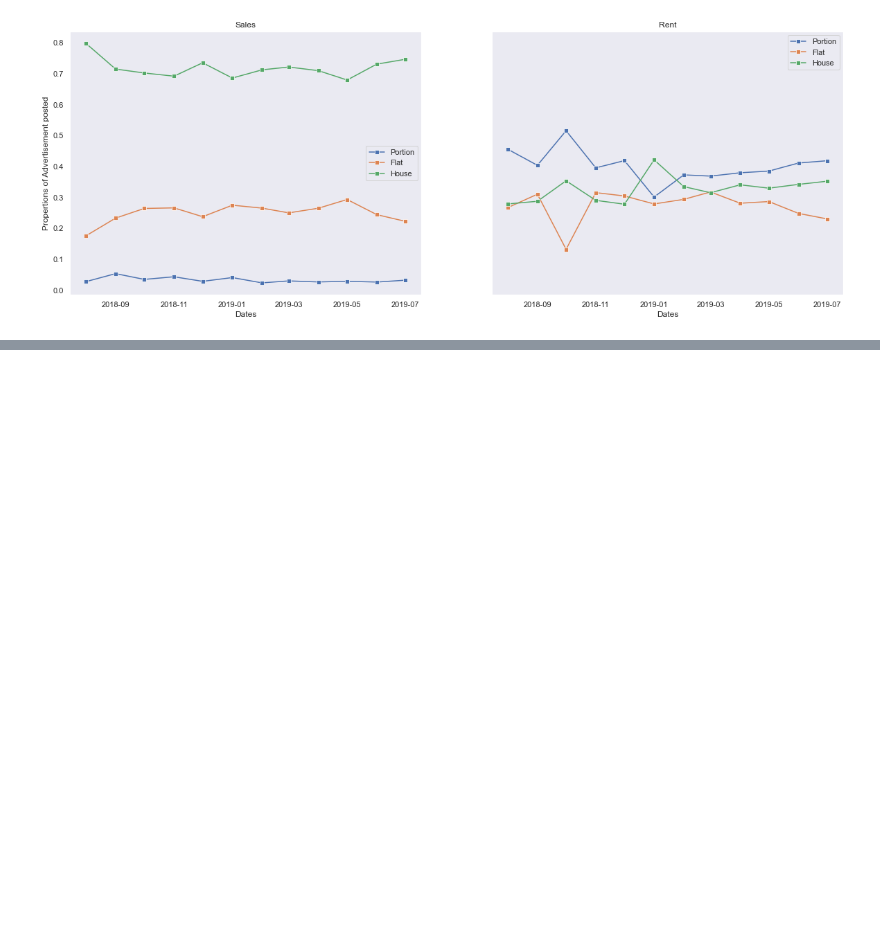
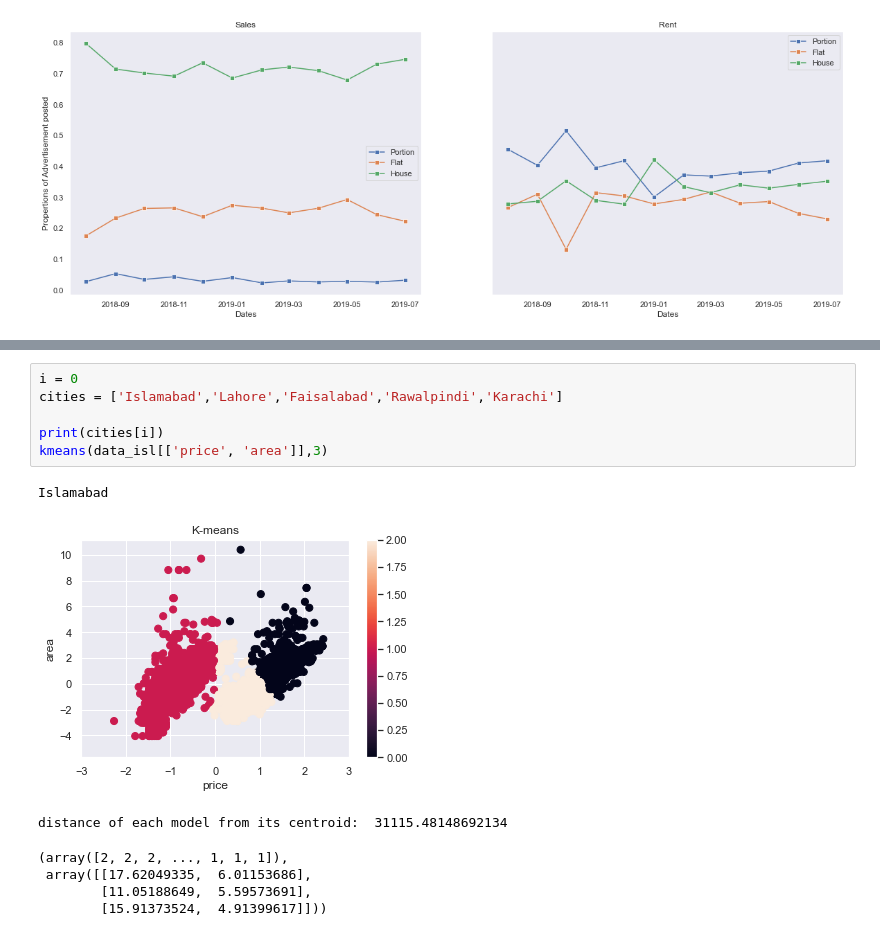
Before and after one commit to Faraz126/Zameen-Data-exploratory-Analysis, a Jupyter notebook: complete.ipynb, the cells around one changed output, grey strips where cells are left out. Cells and saved outputs as stored; diff of their text form; blank space fills up the shorter version.

```diff
--- a/complete.ipynb
+++ b/complete.ipynb
@@ -649,0 +709,14 @@ plt.show()
+# %%
+i = 0
+cities = ['Islamabad','Lahore','Faisalabad','Rawalpindi','Karachi']
+
+print(cities[i])
+kmeans(data_isl[['price', 'area']],3)
+# %% [output]
+Islamabad
+[figure, added]
+distance of each model from its centroid:  31115.48148692134
+(array([2, 2, 2, ..., 1, 1, 1]),
+ array([[17.62049335,  6.01153686],
+        [11.05188649,  5.59573691],
+        [15.91373524,  4.91399617]]))
```
Also changed, not shown: parts of 44 cells of this notebook, 1 other file.
